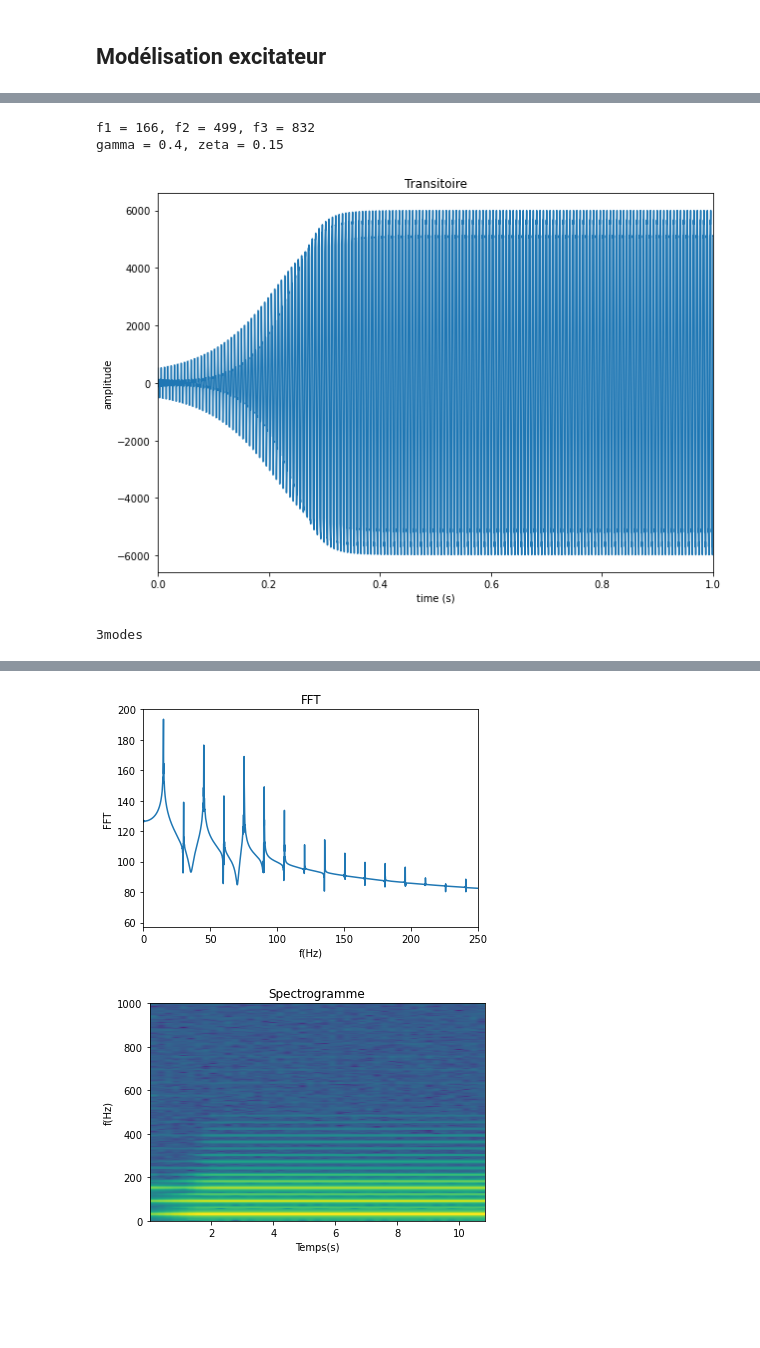
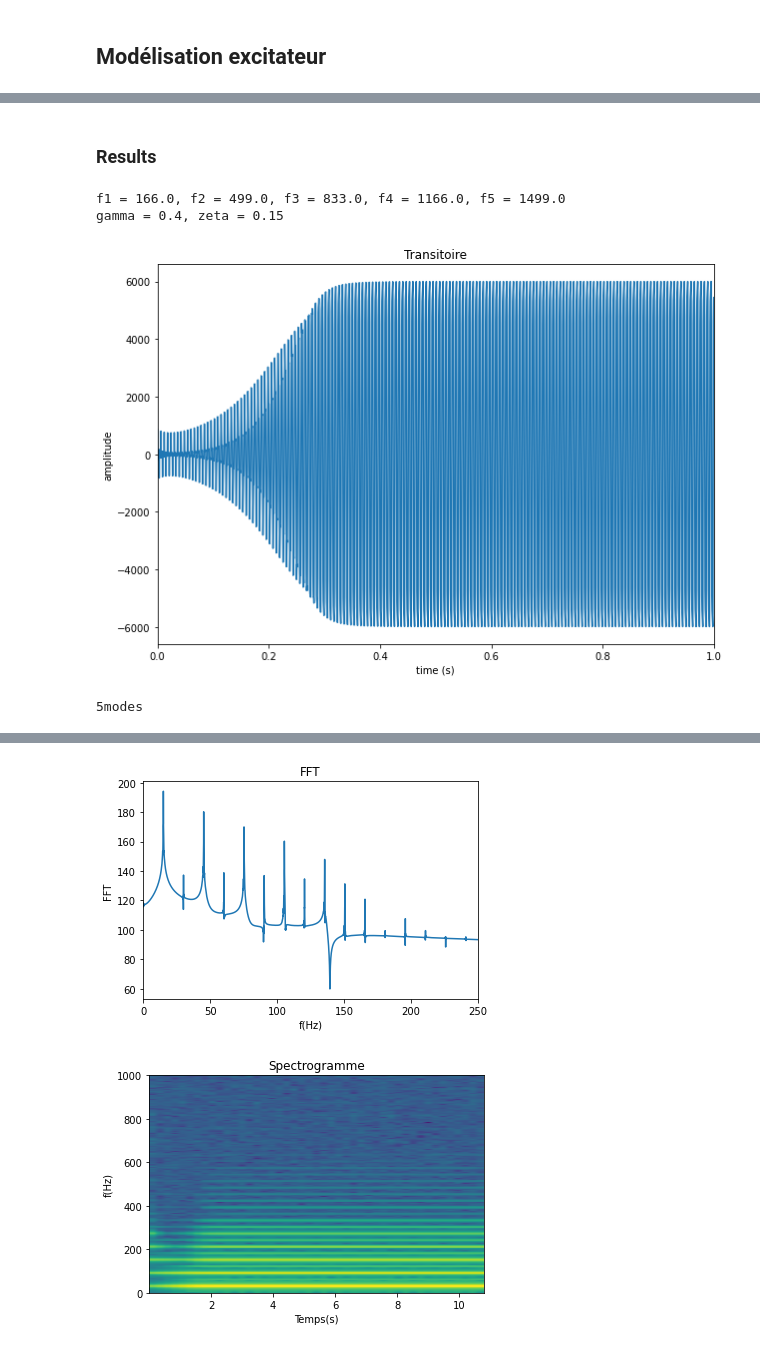
Before and after one commit to dinhviettoanle/pam-auto_oscillations, a Jupyter notebook: code/modal_model.ipynb, the cells around one changed output, grey strips where cells are left out. Saved outputs shown, nothing was run; the diff lists cells and outputs as text; code cells hidden in the pictures; blank space fills up the shorter version.

Commit message:
Add 5 modal modes

```diff
--- a/code/modal_model.ipynb
+++ b/code/modal_model.ipynb
@@ -191,7 +191,7 @@ def least_squares(x, delta, f):
 # %%
 ifft_z = np.fft.irfft(Z_th)
 
-damping_esprit, frq_res_esprit = esprit(ifft_z, 1500, 6)
+damping_esprit, frq_res_esprit = esprit(ifft_z, 1500, 10)
 amp_esprit, phase_esprit = least_squares(ifft_z, damping_esprit, frq_res_esprit)
 
 frq_res_esprit_adim = frq_res_esprit.copy()
@@ -292,3 +330,33 @@ def get_signal_3_modes(gamma, zeta, Npoints=44100, DISPLAY=False):
+# %%
+def get_signal_5_modes(gamma, zeta, Npoints=44100, DISPLAY=False):
+    """
+    Renvoie le signal de pression du modele a 5 modes en fonction de gamma et zeta
+    """
+    if DISPLAY:
+        print(f"f1 = {round(f1)}, f2 = {round(f2)}, f3 = {round(f3)}, f4 = {round(f4)}, f5 = {round(f5)}")
+        print(f"gamma = {gamma}, zeta = {zeta}")
+
+    ode = lambda t, p: systdyn_5modes(t,p, w1,F1,Q1, w2,F2,Q2, w3,F3,Q3, w4,F4,Q4, w5,F5,Q5, gamma,zeta,sigma)
+    X0 = [0.01, 0, 0.01, 0, 0.01, 0, 0.01, 0, 0.01, 0] # conditions initiales
+
+    t0, t1 = 0, 2
+    t = np.linspace(t0, t1, t1*Npoints)
+
+    X = np.zeros((len(t), 10)) # vecteur (p12345, p12345') au fil du temps
+    X[0,:] = X0
+
+    r = integrate.ode(ode).set_integrator("dopri5")
+    r.set_initial_value(X0, t0)
+
+    for i in range(1, t.size):
+        X[i, :] = r.integrate(t[i]) # get one more value, add it to the array
+        if not r.successful():
+            print(i, X[i,[0,2,4,6,8]], X[i,[1,3,5,7,9]])
+            print("Could not integrate")
+            return None, None
+    return t, X
+# %% [markdown]
+### Results
 # %%
 gamma = 0.4 # 0.47
 zeta = 0.15 # 0.15
@@ -315,7 +383,7 @@ def output_sound(X, end=1, name='test'):
     """
     Fs = 44100
     amplitude = 6000
-    signal_synth = (X[:,0] + X[:,2] + X[:,4])/np.max(X[:,0] + X[:,2] + X[:,4])*amplitude
+    signal_synth = X/np.max(X)*amplitude
     len_sig = len(signal_synth)
     signal_synth = signal_synth.reshape(len_sig)
 
@@ -328,32 +396,38 @@ def output_sound(X, end=1, name='test'):
 
     return len_sig, signal_synth
 # %%
-filename = "3modes"
+# filename = "3modes"
+# t, X = get_signal_3_modes(gamma, zeta, DISPLAY=True)
+# X_sound = X[:,0] + X[:,2] + X[:,4]
 
-t, X = get_signal_3_modes(gamma, zeta, DISPLAY=True)
-len_sig, signal_synth = output_sound(X, end=1, name=filename)
+filename = "5modes"
+t, X = get_signal_5_modes(gamma, zeta, DISPLAY=True)
+X_sound = X[:,0] + X[:,2] + X[:,4] + X[:,6] + X[:,8]
+
+
+len_sig, signal_synth = output_sound(X_sound, end=1, name=filename)
 
 plt.figure()
 plt.plot(np.fft.fftfreq(len_sig)[:int(len_sig/2)]*Fs/2, 10*np.log(np.abs(np.fft.fft(signal_synth)))[:int(len_sig/2)])
 plt.xlim([0, 250])
 plt.xlabel("f(Hz)")
 plt.ylabel("FFT")
 plt.title("FFT")
 
 plt.figure()
 plt.specgram(np.array(signal_synth, dtype=np.int16), NFFT=2048, Fs=Fs)
 plt.ylim([0,1000])
 plt.xlabel("Temps(s)")
 plt.ylabel("f(Hz)")
 plt.title("Spectrogramme")
 
 print(filename)
 IPython.display.Audio(filename+".wav")
 # %% [output]
-f1 = 166, f2 = 499, f3 = 832
+f1 = 166.0, f2 = 499.0, f3 = 833.0, f4 = 1166.0, f5 = 1499.0
 gamma = 0.4, zeta = 0.15
-[figure, old version]
+[figure, new version]
-3modes
+5modes
 [interactive output not drawn]
-[figure, old version]
+[figure, new version]
-[figure, old version]
+[figure, new version]
```
Also changed, not shown: parts of 5 cells of this notebook, 1 other file.
